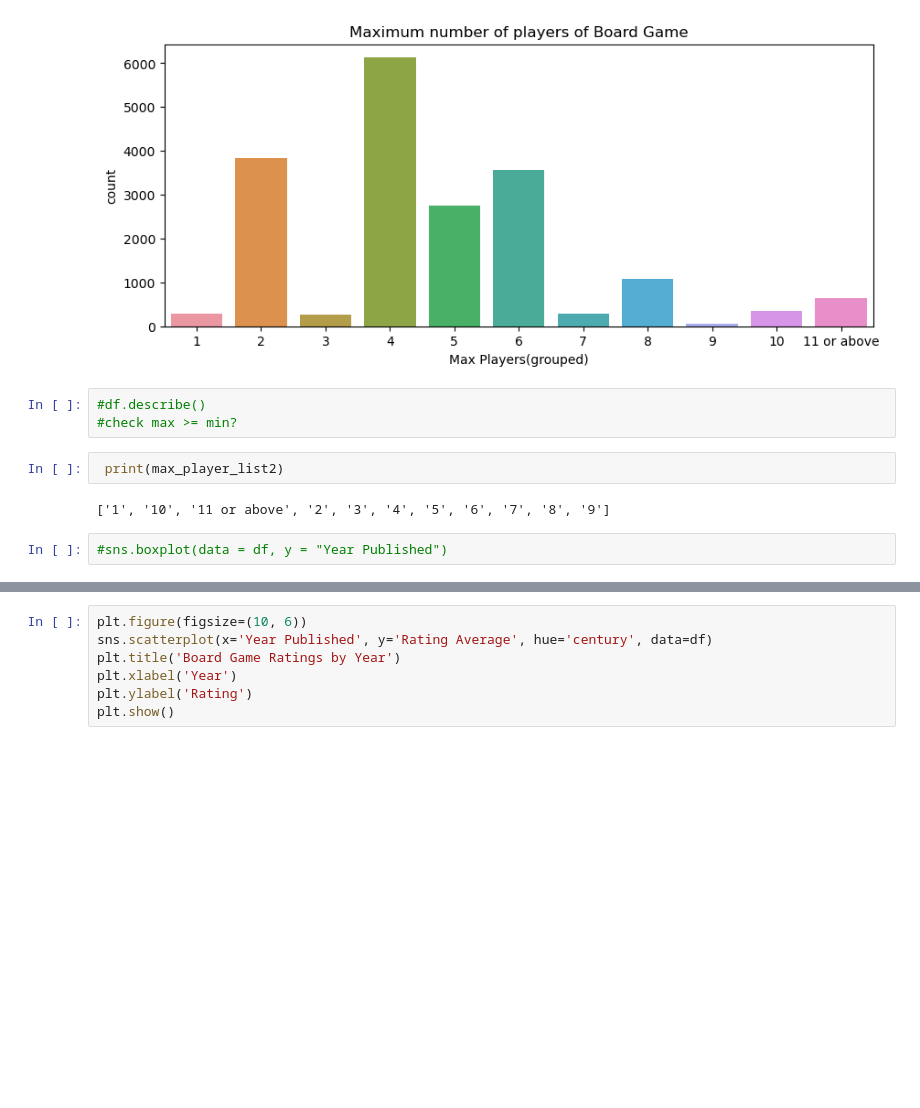
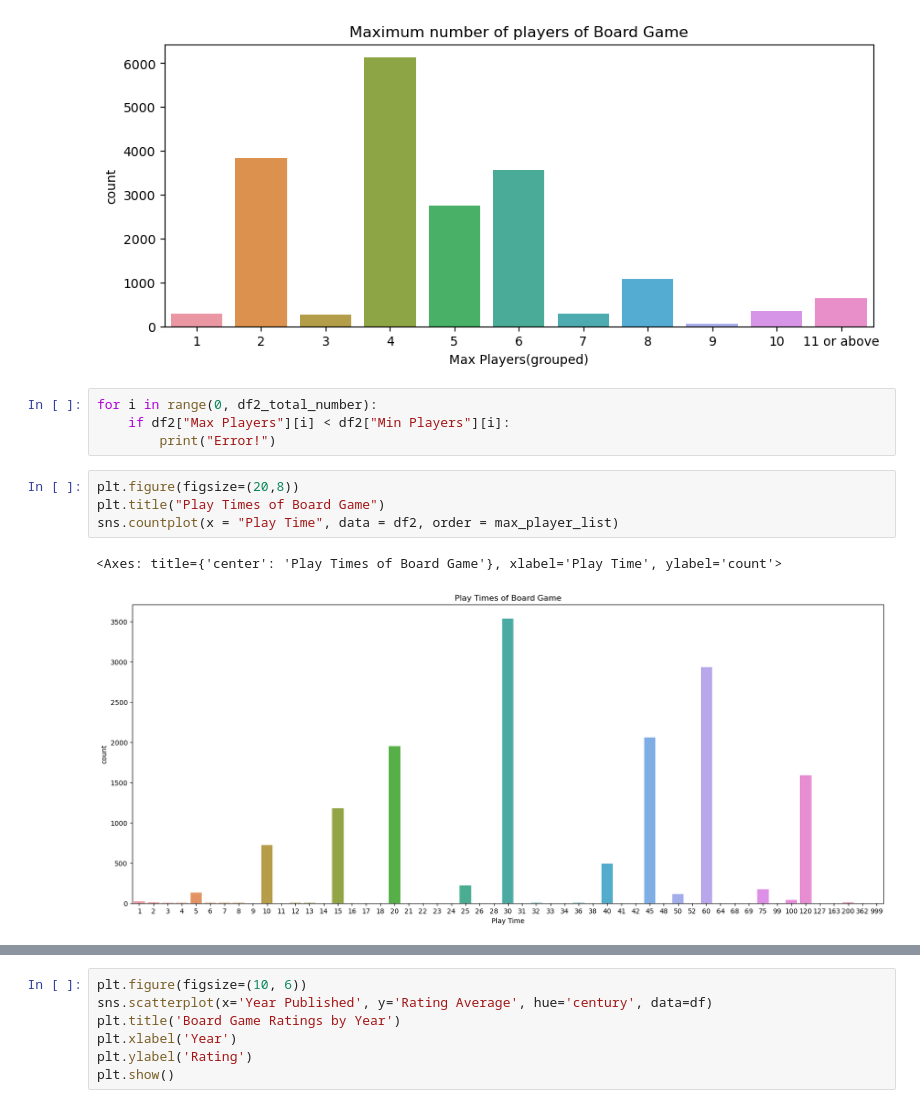
Before and after one commit to DovWong/EDA-PRoject, a Jupyter notebook: Start.ipynb, the cells around one changed output, grey strips where cells are left out. Saved outputs shown, nothing was run; the diff lists cells and outputs as text; blank space fills up the shorter version.

```diff
--- a/Start.ipynb
+++ b/Start.ipynb
@@ -424,12 +424,14 @@ See the caveats in the documentation: https://pandas.pydata.org/pandas-docs/stab
   df2["Max Players(grouped)"][i] = str(df2["Max Players"][i])
 <Axes: title={'center': 'Maximum number of players of Board Game'}, xlabel='Max Players(grouped)', ylabel='count'>
 [figure]
-# %%
-#df.describe()
-#check max >= min?
-# %%
- print(max_player_list2)
-# %% [output]
-['1', '10', '11 or above', '2', '3', '4', '5', '6', '7', '8', '9']
-# %%
-#sns.boxplot(data = df, y = "Year Published")
+# %%
+for i in range(0, df2_total_number):
+    if df2["Max Players"][i] < df2["Min Players"][i]:
+        print("Error!")
+# %%
+plt.figure(figsize=(20,8))
+plt.title("Play Times of Board Game")
+sns.countplot(x = "Play Time", data = df2, order = max_player_list)
+# %% [output]
+<Axes: title={'center': 'Play Times of Board Game'}, xlabel='Play Time', ylabel='count'>
+[figure, added]
```
Also changed, not shown: parts of 4 cells of this notebook.
